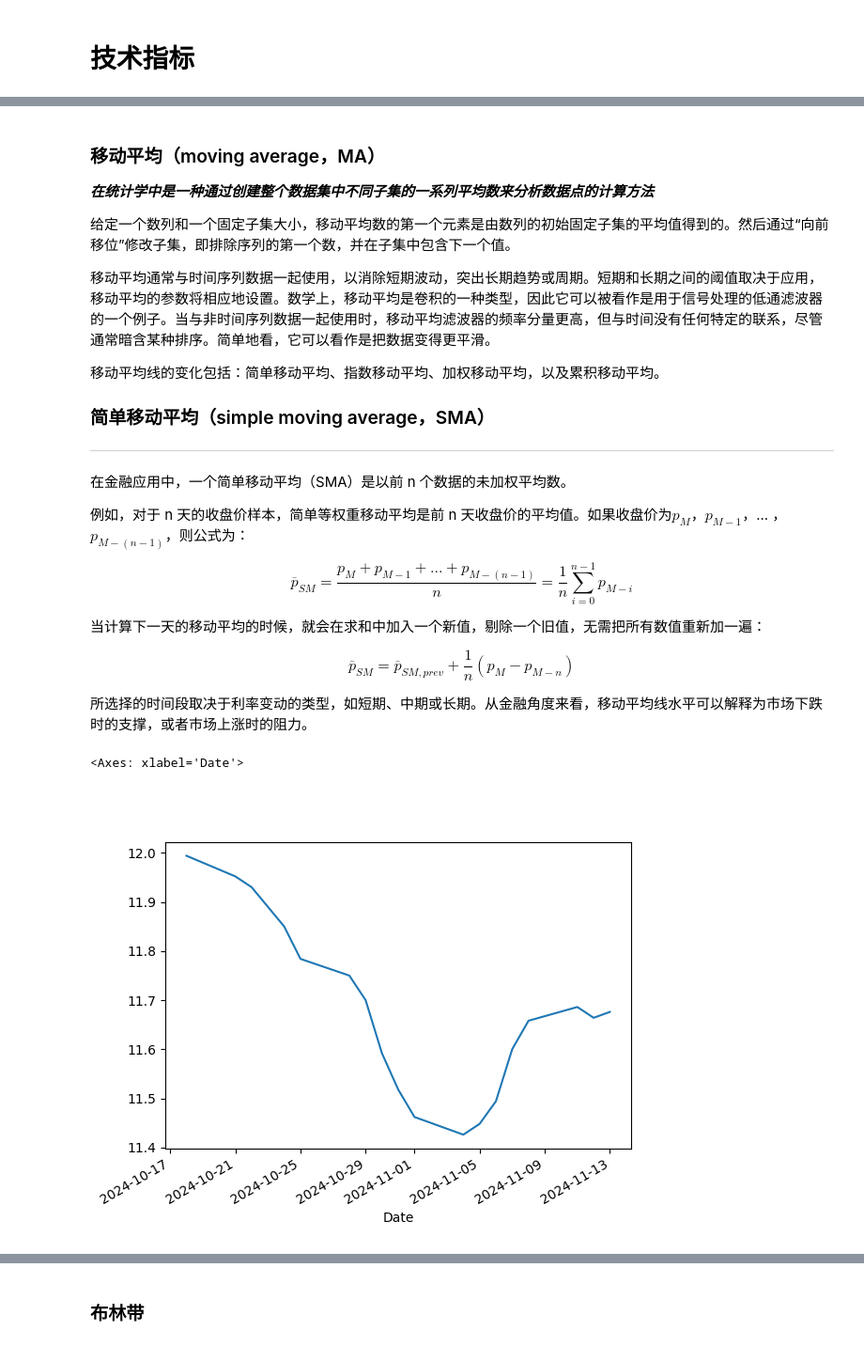
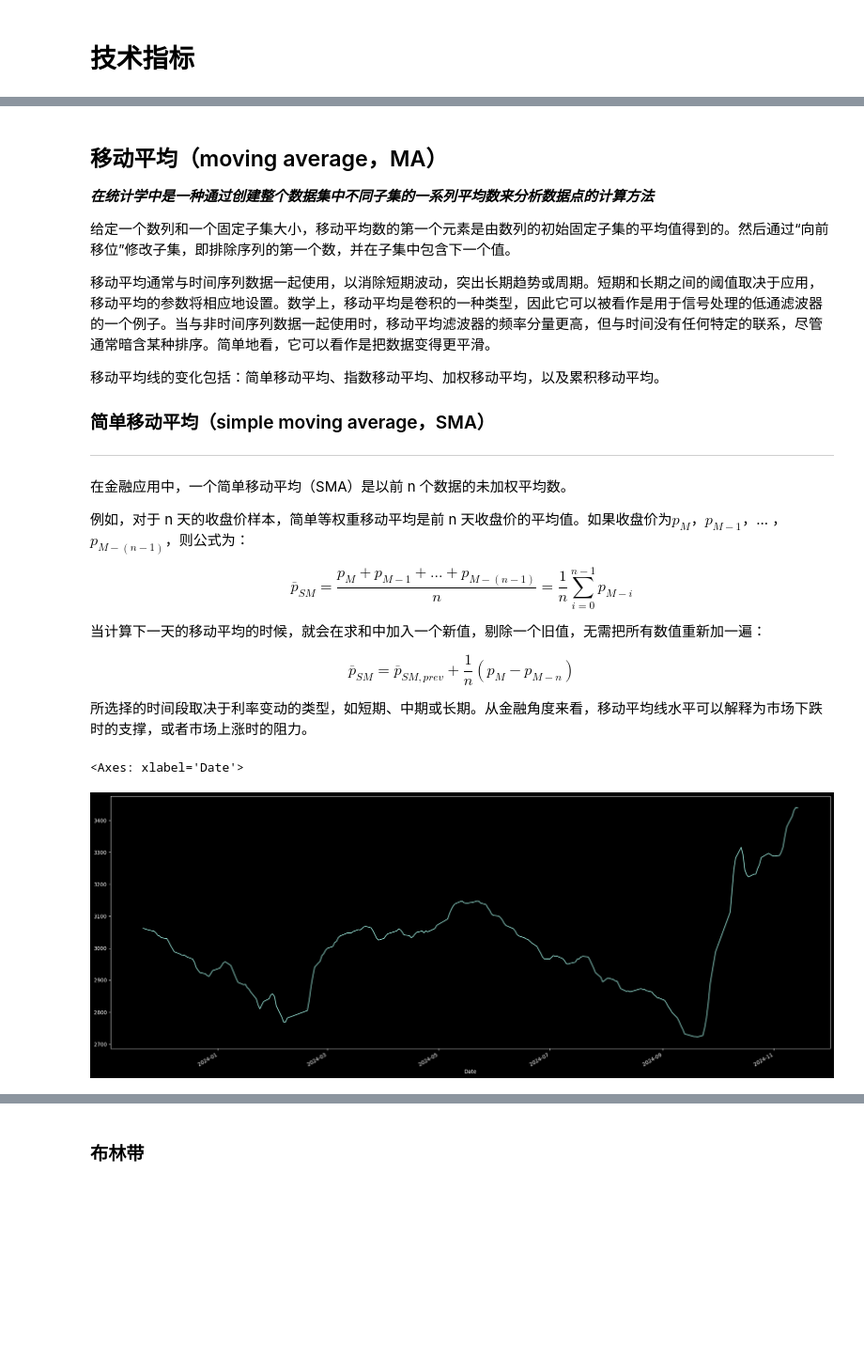
Before and after one commit to xnraiser/my_quan, a Jupyter notebook: indicators.ipynb, the cells around one changed output, grey strips where cells are left out. Shown at 94% size. Cells and saved outputs as stored; diff of their text form; code cells hidden in the pictures; blank space fills up the shorter version.

```diff
--- a/indicators.ipynb
+++ b/indicators.ipynb
@@ -1,17 +1,18 @@
 # %% [markdown]
 # 技术指标
 # %%
+import yfinance as yf
+import matplotlib.pyplot as plt
+
 # 从yahoo finance获取数据
-import yfinance as yf
-
-ticker = yf.Ticker("000001.SZ")
+ticker = yf.Ticker("000001.SS")
 
 # hist = ticker.history(start="2024-11-01", end="2024-11-14")
-hist = ticker.history(period="1mo")
+hist = ticker.history(period="1y")
 
 df = hist[['Open', 'Close', 'High', 'Low', 'Volume']]
 
-df[0:7]
+df.head(5)
 # %% [output]
 |  | Open | Close | High | Low | Volume |
 | Date |  |  |  |  |  |
@@ -25,5 +24,5 @@ df[0:7]
 # %% [markdown]
-### 移动平均（moving average，MA）
+## 移动平均（moving average，MA）
 ***在统计学中是一种通过创建整个数据集中不同子集的一系列平均数来分析数据点的计算方法***
 
 给定一个数列和一个固定子集大小，移动平均数的第一个元素是由数列的初始固定子集的平均值得到的。然后通过“向前移位”修改子集，即排除序列的第一个数，并在子集中包含下一个值。
@@ -46,15 +45,17 @@ $$ \overline{p}_{SM} = \overline{p}_{SM,prev} + \frac{1}{n}(p_M - p_{M-n}) $$
 
 所选择的时间段取决于利率变动的类型，如短期、中期或长期。从金融角度来看，移动平均线水平可以解释为市场下跌时的支撑，或者市场上涨时的阻力。
 # %%
-%matplotlib widget
+%matplotlib inline
 # 计算简单移动平均线（SMA）
 # data pandas.frame 股价表
 # window number n天窗口期
 def calculate_sma(data, window):
-    sma = data['Close'].rolling(window=window).mean()
-    return sma
+    data['SMA'] = data['Close'].rolling(window=window).mean()
 
-calculate_sma(df, 5).plot(x_compat=True)
+calculate_sma(df, 6)
+fig = plt.figure()
+fig.set_size_inches(25, 10)
+df['SMA'].plot(x_compat=True)
 # %% [output]
 <Axes: xlabel='Date'>
-[figure, old version]
+[figure, new version]
```
Also changed, not shown: parts of 8 cells of this notebook.
